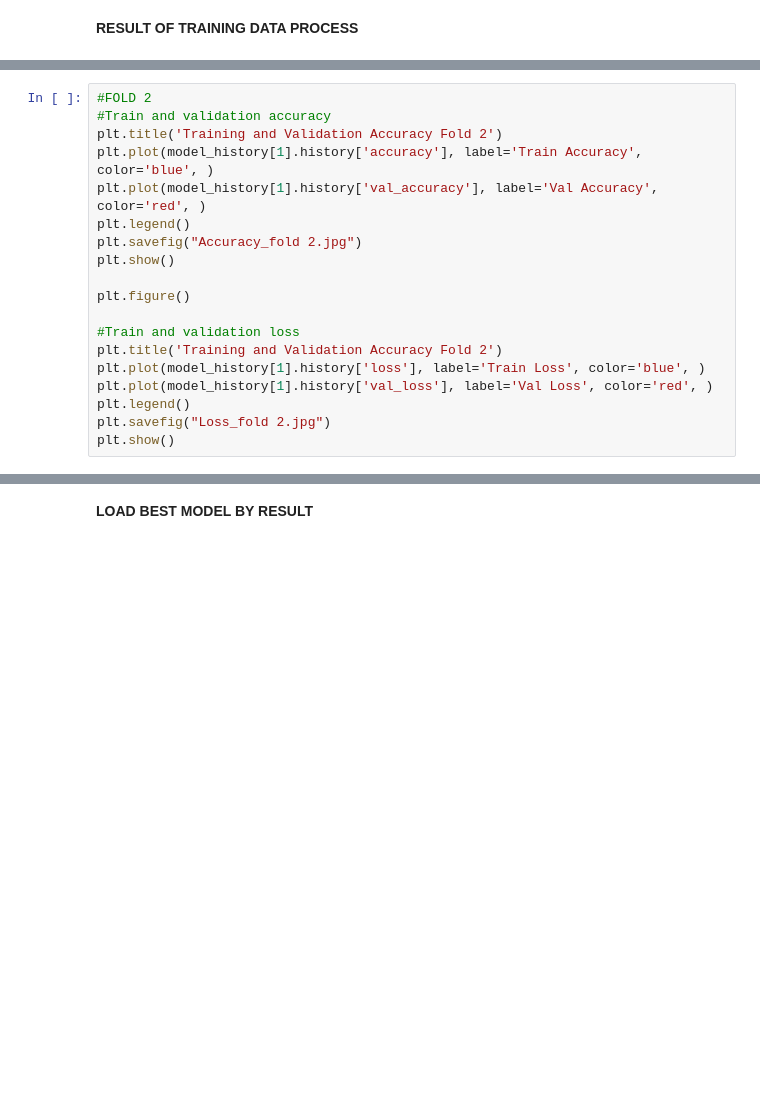
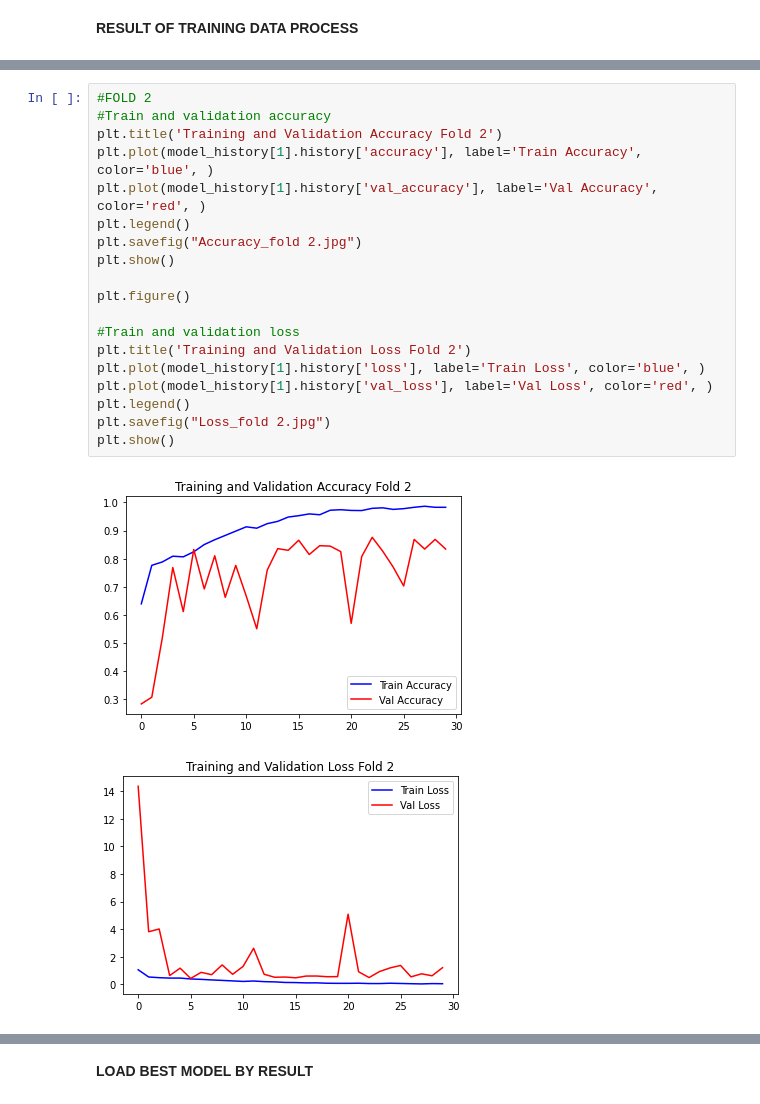
Before and after one commit to avishatr/TA, a Jupyter notebook: alexnet-corn-or-maize-disease-detectection.ipynb, the cells around one changed output, grey strips where cells are left out. Drawn from its saved outputs; the diff is of its cells as text; blank space fills up the shorter version.

```diff
--- a/alexnet-corn-or-maize-disease-detectection.ipynb
+++ b/alexnet-corn-or-maize-disease-detectection.ipynb
@@ -235,22 +284,25 @@ plt.show()
 # %%
 #FOLD 2
 #Train and validation accuracy
 plt.title('Training and Validation Accuracy Fold 2')
 plt.plot(model_history[1].history['accuracy'], label='Train Accuracy', color='blue', )
 plt.plot(model_history[1].history['val_accuracy'], label='Val Accuracy', color='red', )
 plt.legend()
 plt.savefig("Accuracy_fold 2.jpg")
 plt.show()
 
 plt.figure()
 
 #Train and validation loss
-plt.title('Training and Validation Accuracy Fold 2')
+plt.title('Training and Validation Loss Fold 2')
 plt.plot(model_history[1].history['loss'], label='Train Loss', color='blue', )
 plt.plot(model_history[1].history['val_loss'], label='Val Loss', color='red', )
 plt.legend()
 plt.savefig("Loss_fold 2.jpg")
 plt.show()
+# %% [output]
+[figure, added]
+[figure, added]
 # %%
 #FOLD 3
 #Train and validation accuracy
```
Also changed, not shown: parts of 18 cells of this notebook.
